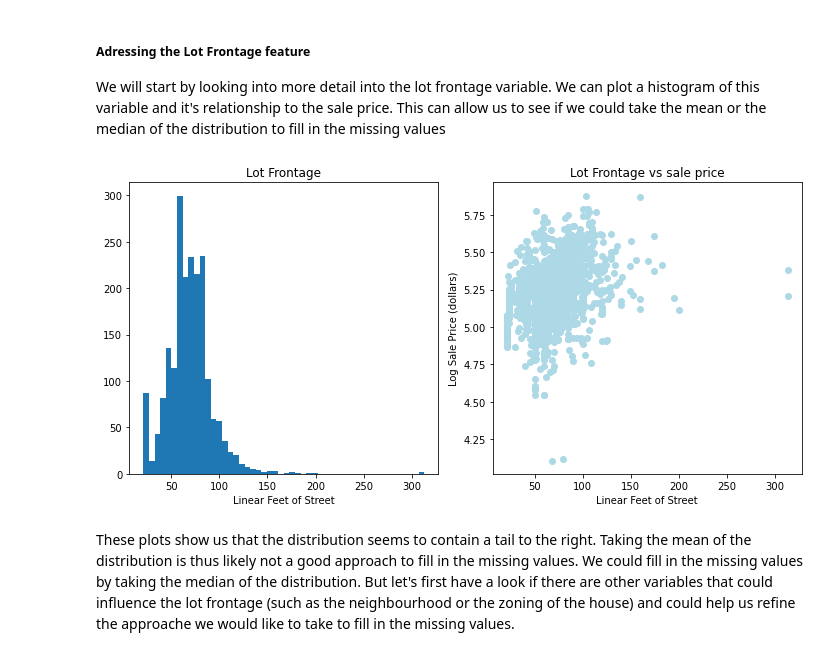
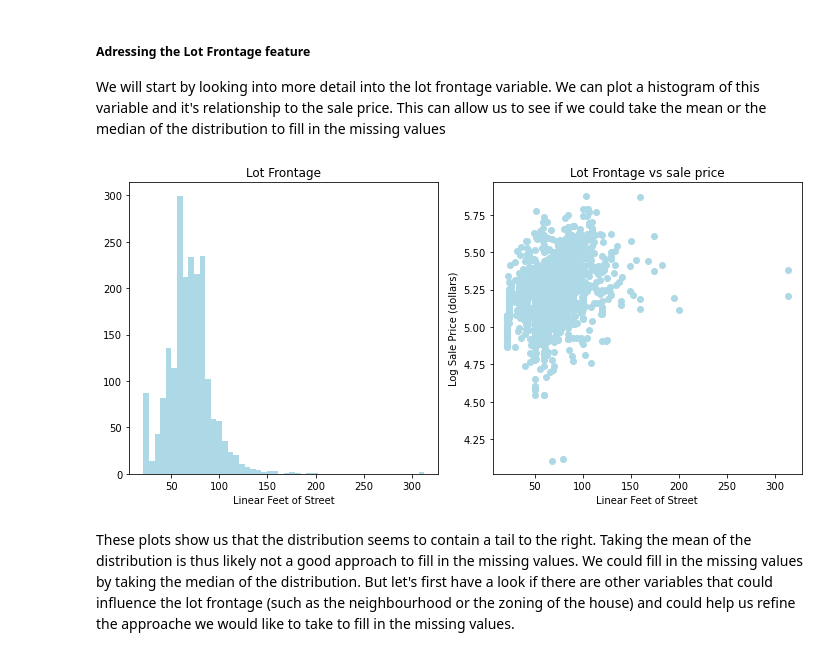
Before and after one commit to OphelieRutschmann/COS_machine_learning, a Jupyter notebook: 03_Machine_Learning_1_Project/01_EDA_dataCleaning.ipynb, the cells around one changed output. Drawn from its saved outputs; the diff is of its cells as text; code cells hidden in the pictures.

```diff
--- a/03_Machine_Learning_1_Project/01_EDA_dataCleaning.ipynb
+++ b/03_Machine_Learning_1_Project/01_EDA_dataCleaning.ipynb
@@ -270,18 +272,18 @@ The problematic is similar for the test set, with both the Lot Frontage and the
 We will start by looking into more detail into the lot frontage variable. We can plot a histogram of this variable and it's relationship to the sale price. This can allow us to see if we could take the mean or the median of the distribution to fill in the missing values
 # %%
 fig, axes = plt.subplots(1, 2, figsize=(10,5))
-axes[0].hist(df["Lot Frontage"], bins=50)
+axes[0].hist(df["Lot Frontage"], bins=50, color="lightblue")
 axes[0].set_title("Lot Frontage")
 axes[0].set_xlabel("Linear Feet of Street")
 
 axes[1].scatter(x=df["Lot Frontage"], y=np.log10(df["SalePrice"]), color="lightblue")
 axes[1].set_title("Lot Frontage vs sale price")
 axes[1].set_xlabel("Linear Feet of Street")
 axes[1].set_ylabel("Log Sale Price (dollars)")
 plt.tight_layout()
 plt.show()
 # %% [output]
-[figure, old version]
+[figure, new version]
 # %% [markdown]
 These plots show us that the distribution seems to contain a tail to the right. Taking the mean of the distribution is thus likely not a good approach to fill in the missing values. We could fill in the missing values by taking the median of the distribution. But let's first have a look if there are other variables that could influence the lot frontage (such as the neighbourhood or the zoning of the house) and could help us refine the approache we would like to take to fill in the missing values.
 # %%
```
Also changed, not shown: parts of 85 cells of this notebook, 3 other files.
